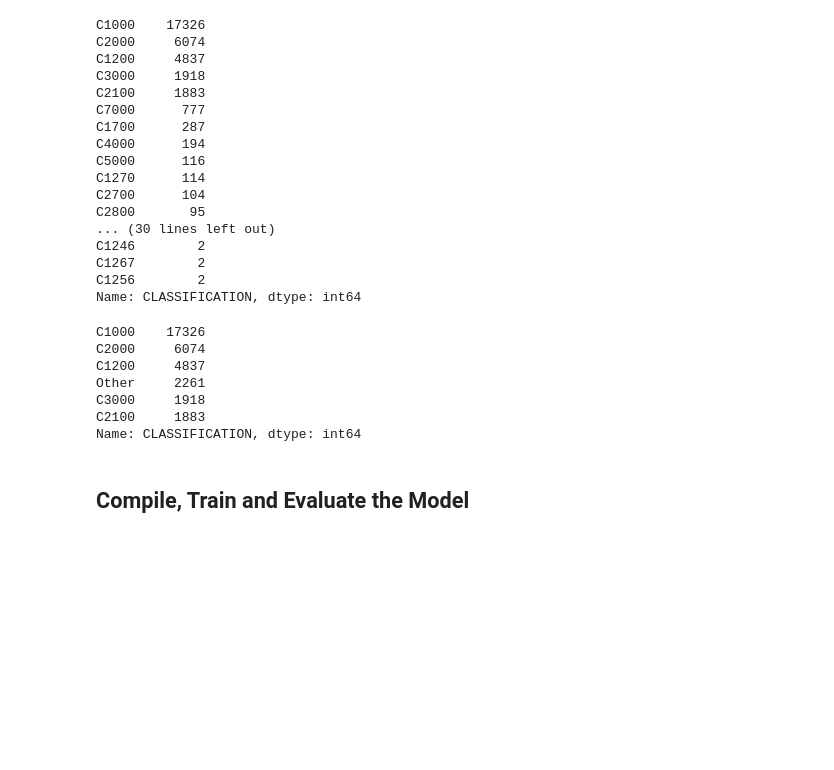
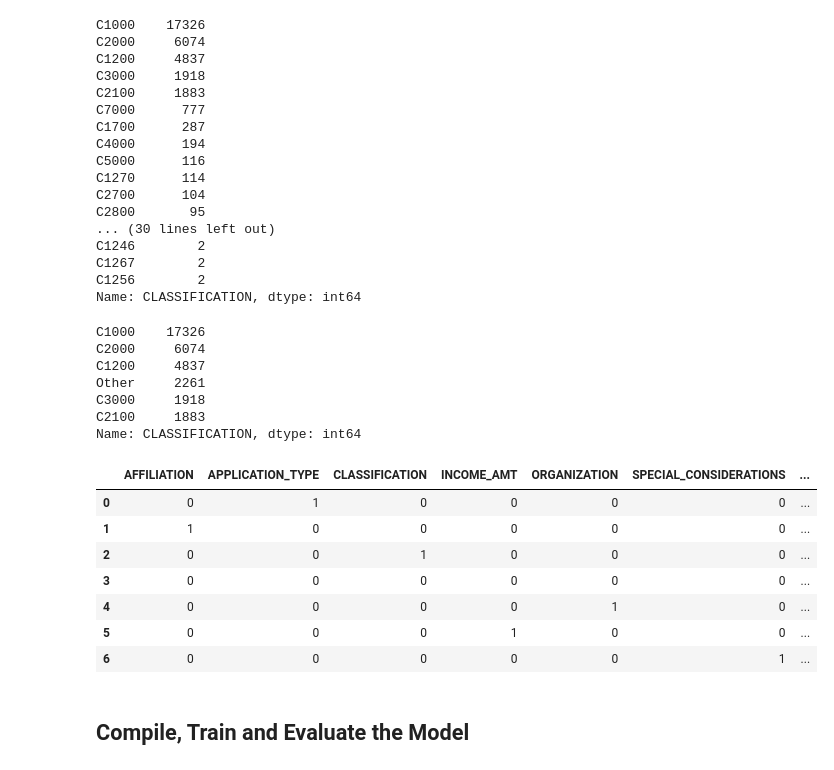
Before and after one commit to Alphaomegainfinity/deep-learning-Alphabet-Soup, a Jupyter notebook: Starter_Code.ipynb, the cells around one changed output. Saved outputs shown, nothing was run; the diff lists cells and outputs as text; code cells hidden in the pictures; blank space fills up the shorter version.

Commit message:
applying pandas.get_dummies

```diff
--- a/Starter_Code.ipynb
+++ b/Starter_Code.ipynb
@@ -154,6 +154,17 @@ Name: CLASSIFICATION, dtype: int64
 # %%
 # Convert categorical data to numeric with `pd.get_dummies`
 #  YOUR CODE GOES HERE
+application_convert = pd.get_dummies(application_df.dtypes[application_df.dtypes == "object"].index.tolist())
+application_convert
+# %% [output]
+|  | AFFILIATION | APPLICATION_TYPE | CLASSIFICATION | INCOME_AMT | ORGANIZATION | SPECIAL_CONSIDERATIONS | ... |
+| 0 | 0 | 1 | 0 | 0 | 0 | 0 | ... |
+| 1 | 1 | 0 | 0 | 0 | 0 | 0 | ... |
+| 2 | 0 | 0 | 1 | 0 | 0 | 0 | ... |
+| 3 | 0 | 0 | 0 | 0 | 0 | 0 | ... |
+| 4 | 0 | 0 | 0 | 0 | 1 | 0 | ... |
+| 5 | 0 | 0 | 0 | 1 | 0 | 0 | ... |
+| 6 | 0 | 0 | 0 | 0 | 0 | 1 | ... |
 # %%
 # Split our preprocessed data into our features and target arrays
 #  YOUR CODE GOES HERE
```
